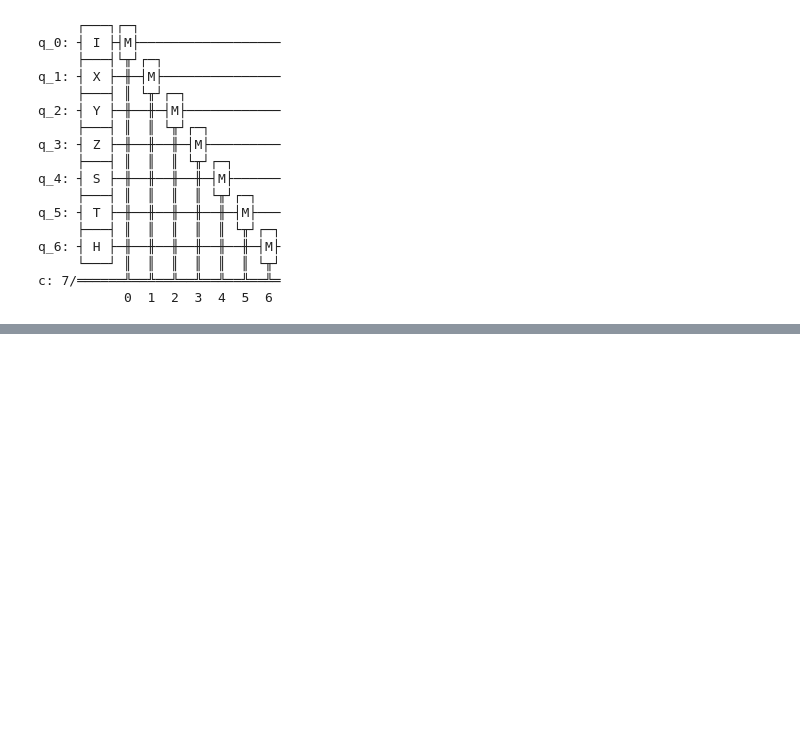
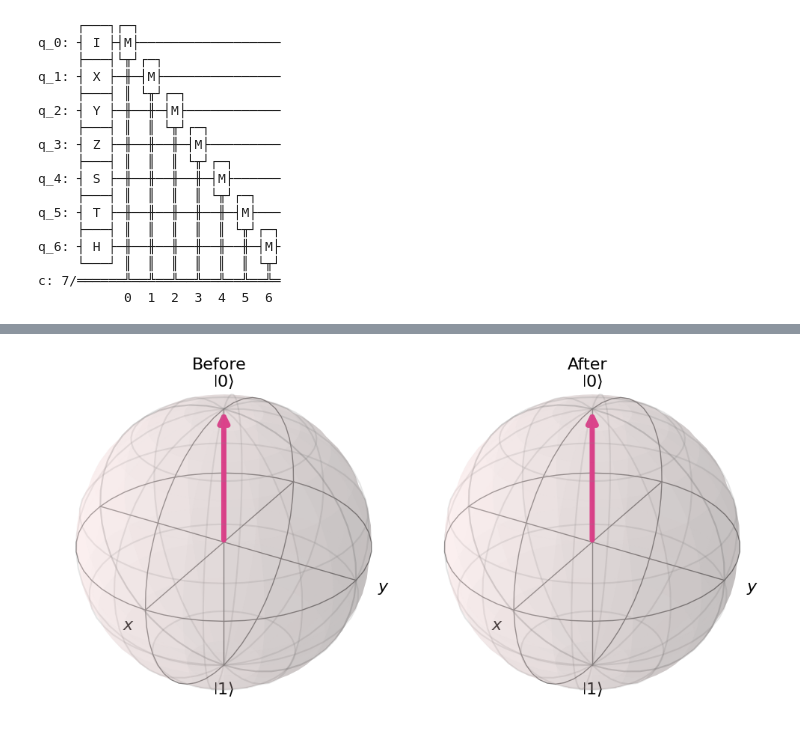
Before and after one commit to neutrogo/quantum-computing-ercan, a Jupyter notebook: notebooks/single_qubit_gates.ipynb, the cells around one changed output, grey strips where cells are left out. Saved outputs shown, nothing was run; the diff lists cells and outputs as text; code cells hidden in the pictures; blank space fills up the shorter version.

Commit message:
elaborated on more gates

```diff
--- a/notebooks/single_qubit_gates.ipynb
+++ b/notebooks/single_qubit_gates.ipynb
@@ -95,4 +17,5 @@ $$
 # %%
+# Preparing the gates
 gates = [
     circuit.id,
     circuit.x,
@@ -109,6 +32,20 @@ for i, gate in enumerate(gates):
 
 circuit.measure(qreg_q, creg_c)
 print(circuit)
+
+# Function to visualise bloch spheres
+def visualise_bloch_spheres(bloch_1, bloch_2):
+    # Create a 1x2 subplot
+    fig = plt.figure(figsize=(10, 5))
+    ax1 = fig.add_subplot(1, 2, 1, projection='3d')
+    ax2 = fig.add_subplot(1, 2, 2, projection='3d')
+
+    # Plot on individual axes
+    plot_bloch_vector(bloch_1, title="Before", ax=ax1, font_size=16)
+    plot_bloch_vector(bloch_2, title="After", ax=ax2, font_size=16)
+
+    plt.tight_layout()
+    plt.show()
 # %% [output]
      ┌───┐┌─┐
 q_0: ┤ I ├┤M├──────────────────
@@ -129,0 +93,8 @@ c: 7/══════╩══╩══╩══╩══╩══╩══╩
+# %%
+# Define vectors
+bloch_1 = [0, 0, 1]
+bloch_2 = [0, 0, 1]
+
+visualise_bloch_spheres(bloch_1, bloch_2)
+# %% [output]
+[figure, added]
```
Also changed, not shown: parts of 13 cells of this notebook.
